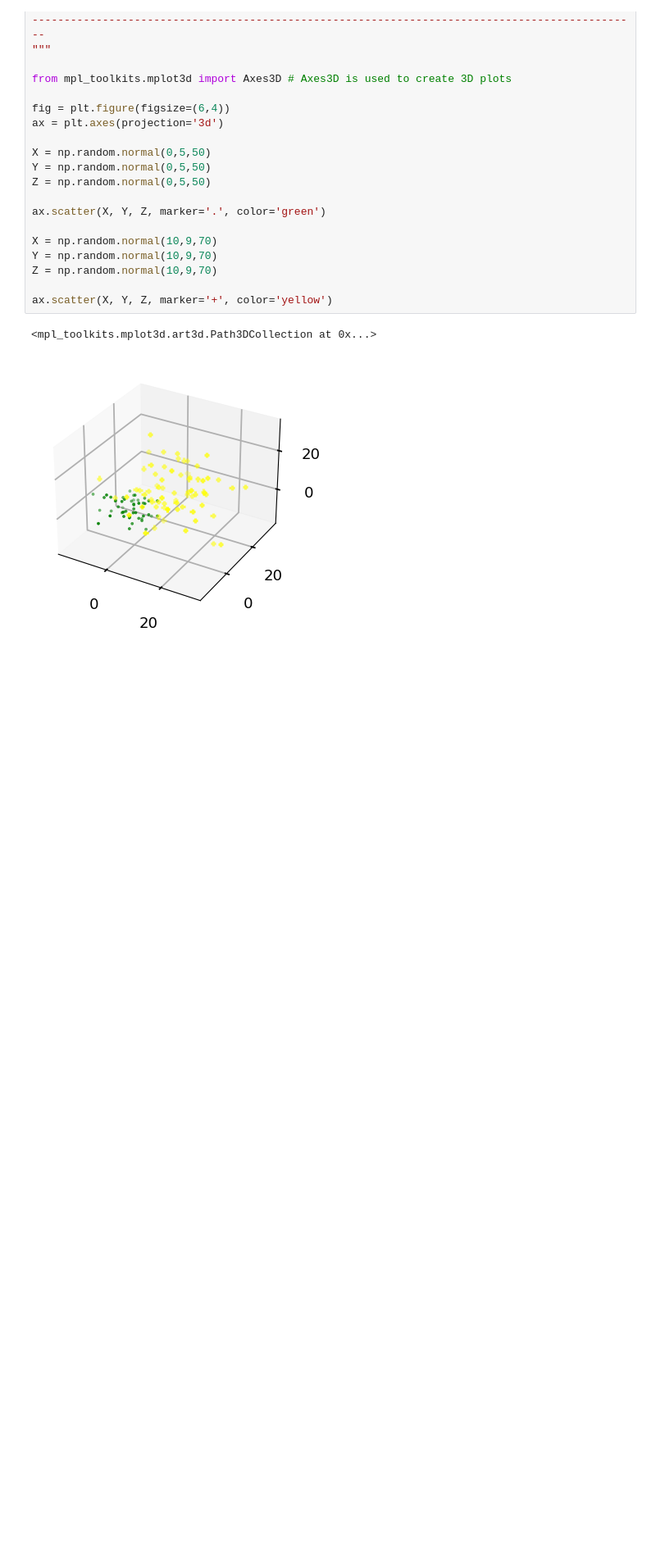
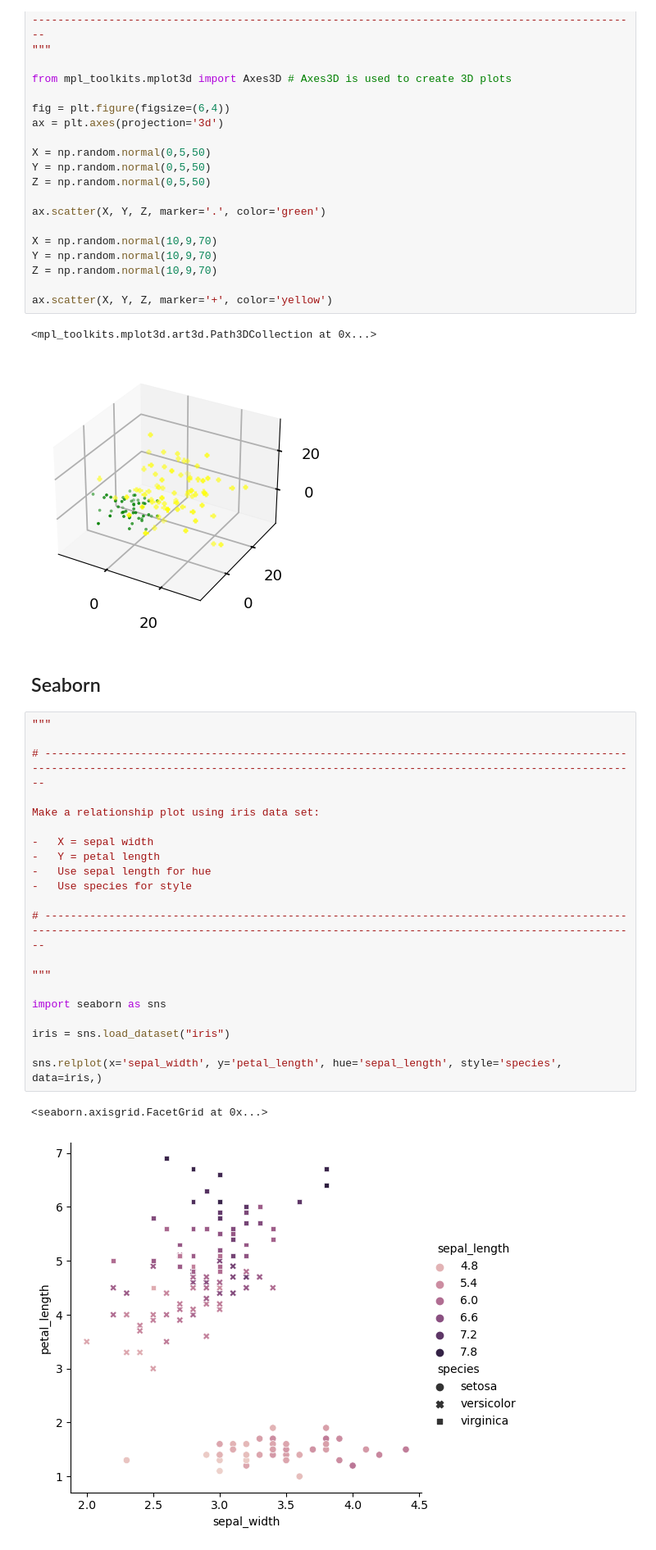
Before and after one commit to pcmoraesmenezes/Data-Science-and-Machine-Learning-Course, a Jupyter notebook: Introduction/data_visualization/exercises.ipynb, the cells around one changed output. Shown: that part at 82% size. Saved outputs shown, nothing was run; the diff lists cells and outputs as text; blank space fills up the shorter version.

Commit message:
seaborn

```diff
--- a/Introduction/data_visualization/exercises.ipynb
+++ b/Introduction/data_visualization/exercises.ipynb
@@ -184,3 +184,29 @@ ax.scatter(X, Y, Z, marker='+', color='yellow')
 # %% [output]
 <mpl_toolkits.mplot3d.art3d.Path3DCollection at 0x...>
 [figure]
+# %% [markdown]
+## Seaborn
+# %%
+"""
+
+# ------------------------------------------------------------------------------------------------------------------------------------------------------------------------------------------
+
+Make a relationship plot using iris data set:
+
+-   X = sepal width
+-   Y = petal length
+-   Use sepal length for hue
+-   Use species for style
+
+# ------------------------------------------------------------------------------------------------------------------------------------------------------------------------------------------
+
+"""
+
+import seaborn as sns
+
+iris = sns.load_dataset("iris")
+
+sns.relplot(x='sepal_width', y='petal_length', hue='sepal_length', style='species', data=iris,)
+# %% [output]
+<seaborn.axisgrid.FacetGrid at 0x...>
+[figure, added]
```
Also changed, not shown: parts of 1 cell of this notebook, 3 other files.
